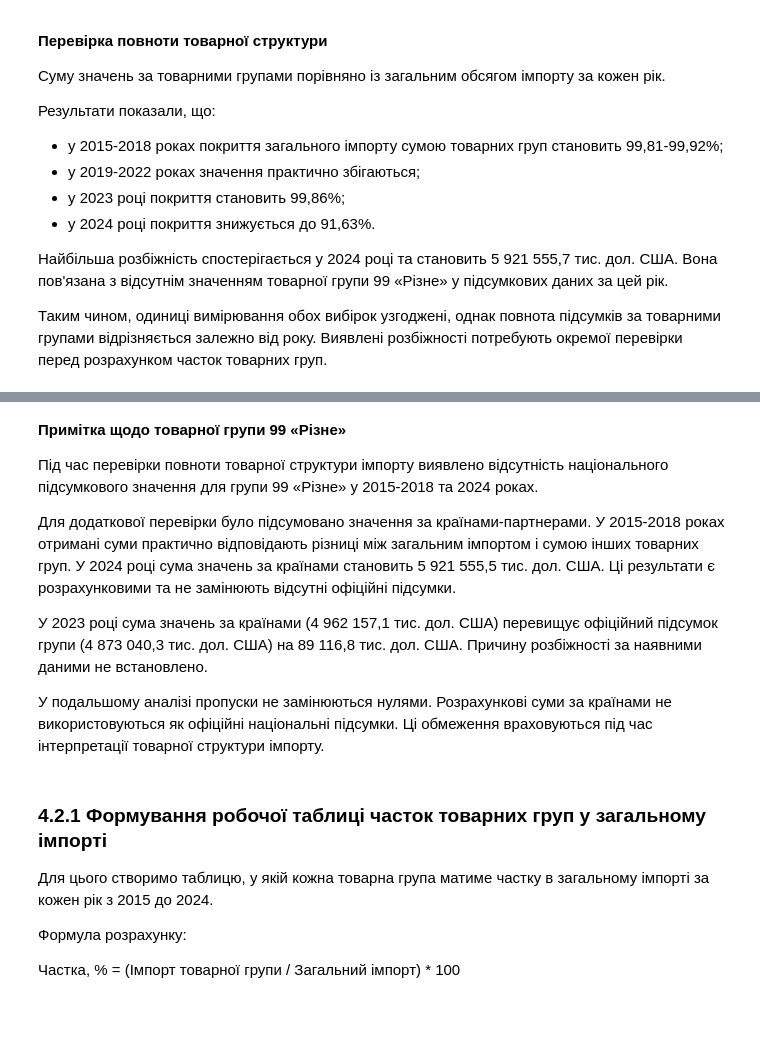
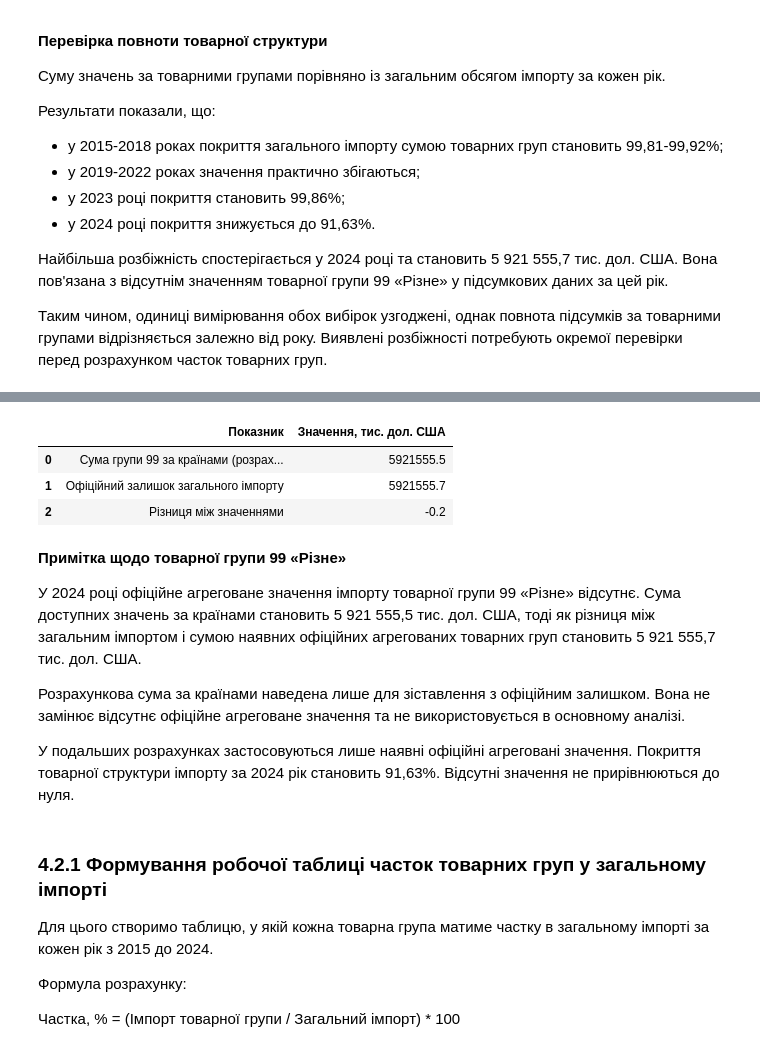
Before and after one commit to olena-analytics/ukraine-foreign-trade-analysis, a Jupyter notebook: notebooks/01_ukraine_import_analysis.ipynb, the cells around one changed output, grey strips where cells are left out. Cells and saved outputs as stored; diff of their text form; code cells hidden in the pictures; blank space fills up the shorter version.

```diff
--- a/notebooks/01_ukraine_import_analysis.ipynb
+++ b/notebooks/01_ukraine_import_analysis.ipynb
@@ -619,13 +614,68 @@ memory usage: 270.1+ KB
-# %% [markdown]
-**Примітка щодо товарної групи 99 «Різне»**
-
-Під час перевірки повноти товарної структури імпорту виявлено відсутність національного підсумкового значення для групи 99 «Різне» у 2015-2018 та 2024 роках.
-
-Для додаткової перевірки було підсумовано значення за країнами-партнерами. У 2015-2018 роках отримані суми практично відповідають різниці між загальним імпортом і сумою інших товарних груп. У 2024 році сума значень за країнами становить 5 921 555,5 тис. дол. США. Ці результати є розрахунковими та не замінюють відсутні офіційні підсумки.
-
-У 2023 році сума значень за країнами (4 962 157,1 тис. дол. США) перевищує офіційний підсумок групи (4 873 040,3 тис. дол. США) на 89 116,8 тис. дол. США. Причину розбіжності за наявними даними не встановлено.
-
-У подальшому аналізі пропуски не замінюються нулями. Розрахункові суми за країнами не використовуються як офіційні національні підсумки. Ці обмеження враховуються під час інтерпретації товарної структури імпорту.
+# %%
+# Порівняння розрахункової суми групи 99 за країнами
+# з офіційним залишком загального імпорту за 2024 рік
+
+# 1. Сума значень групи 99 за окремими країнами
+# Агреговані рядки "Усього" та "Країни ЄС" виключаємо,
+# щоб уникнути подвійного підрахунку.
+
+group_99_country_sum_2024 = (
+    trade_data.loc[
+        (trade_data['Показник'] == 'Імпорт товарів') &
+        (trade_data['Періодичність'] == 'Річна') &
+        (trade_data['Категорія розрізу'] == 'Товари за країнами') &
+        (trade_data['Угруповання товарів'] == 'Групи') &
+        (trade_data['Товар'].str.contains('Група 99', na=False)) &
+        (~trade_data['Країна контрагент'].isin(['Усього', 'Країни ЄС'])),
+        '2024'
+    ].sum(min_count=1)
+)
+
+# 2. Офіційний залишок:
+# загальний імпорт мінус сума наявних офіційних агрегованих груп
+
+total_import_2024_thousand = total_trade_table.loc[
+    total_trade_table['Рік'] == '2024',
+    'Імпорт, тис. дол. США'
+].iloc[0]
+
+official_groups_sum_2024 = import_groups_table['2024'].sum(
+    min_count=1
+)
+
+official_residual_2024 = (
+    total_import_2024_thousand - official_groups_sum_2024
+)
+
+# 3. Порівняння значень
+
+group_99_comparison = pd.DataFrame({
+    'Показник': [
+        'Сума групи 99 за країнами (розрахункова)',
+        'Офіційний залишок загального імпорту',
+        'Різниця між значеннями'
+    ],
+    'Значення, тис. дол. США': [
+        group_99_country_sum_2024,
+        official_residual_2024,
+        group_99_country_sum_2024 - official_residual_2024
+    ]
+})
+
+display(group_99_comparison.round(1))
+# %% [output]
+|  | Показник | Значення, тис. дол. США |
+| 0 | Сума групи 99 за країнами (розрах... | 5921555.5 |
+| 1 | Офіційний залишок загального імпорту | 5921555.7 |
+| 2 | Різниця між значеннями | -0.2 |
+# %% [markdown]
+**Примітка щодо товарної групи 99 «Різне»**
+
+У 2024 році офіційне агреговане значення імпорту товарної групи 99 «Різне» відсутнє. Сума доступних значень за країнами становить 5 921 555,5 тис. дол. США, тоді як різниця між загальним імпортом і сумою наявних офіційних агрегованих товарних груп становить 5 921 555,7 тис. дол. США.
+
+Розрахункова сума за країнами наведена лише для зіставлення з офіційним залишком. Вона не замінює відсутнє офіційне агреговане значення та не використовується в основному аналізі.
+
+У подальших розрахунках застосовуються лише наявні офіційні агреговані значення. Покриття товарної структури імпорту за 2024 рік становить 91,63%. Відсутні значення не прирівнюються до нуля.
 # %% [markdown]
 ### 4.2.1 Формування робочої таблиці часток товарних груп у загальному імпорті
 
```
Also changed, not shown: parts of 23 cells of this notebook.
